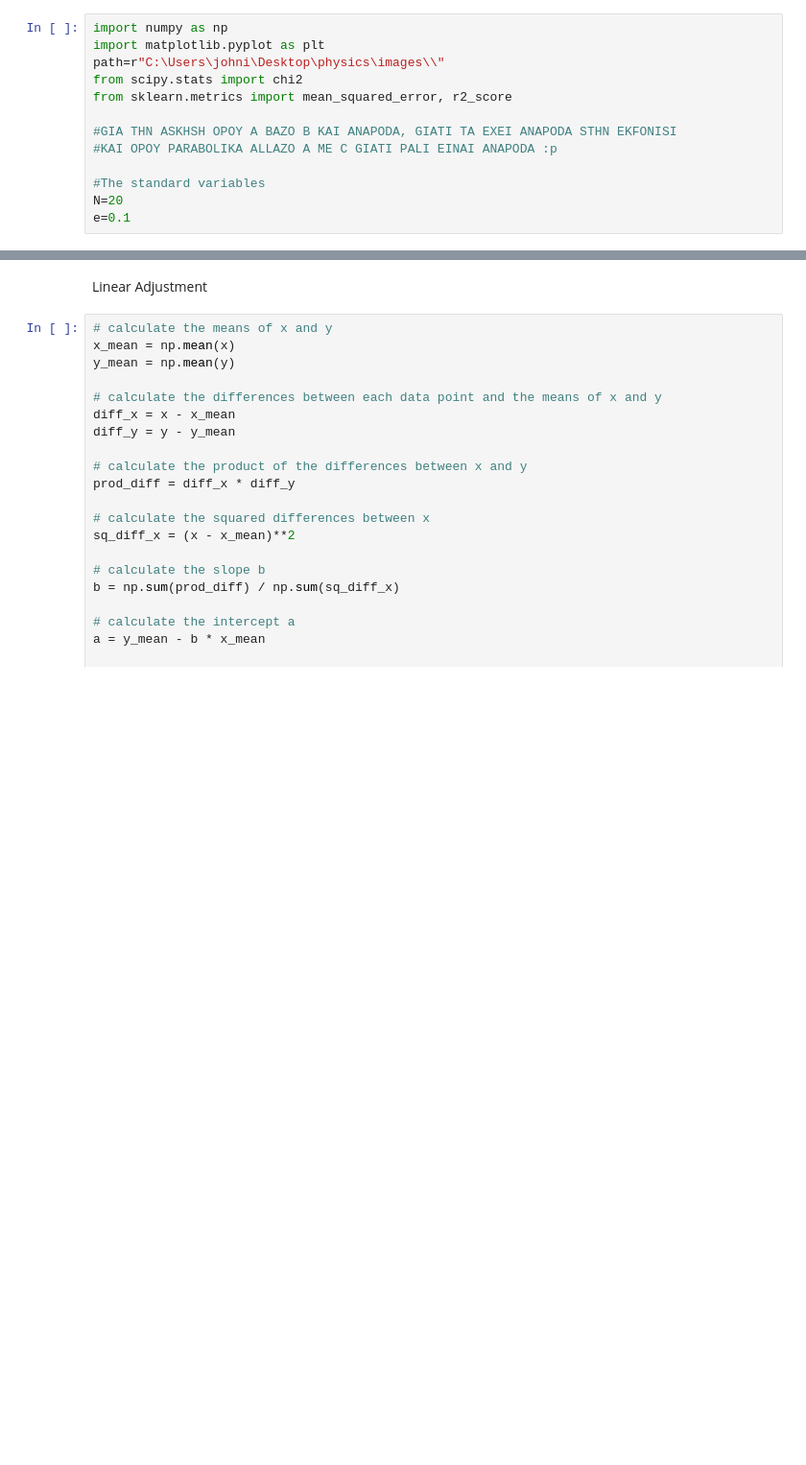
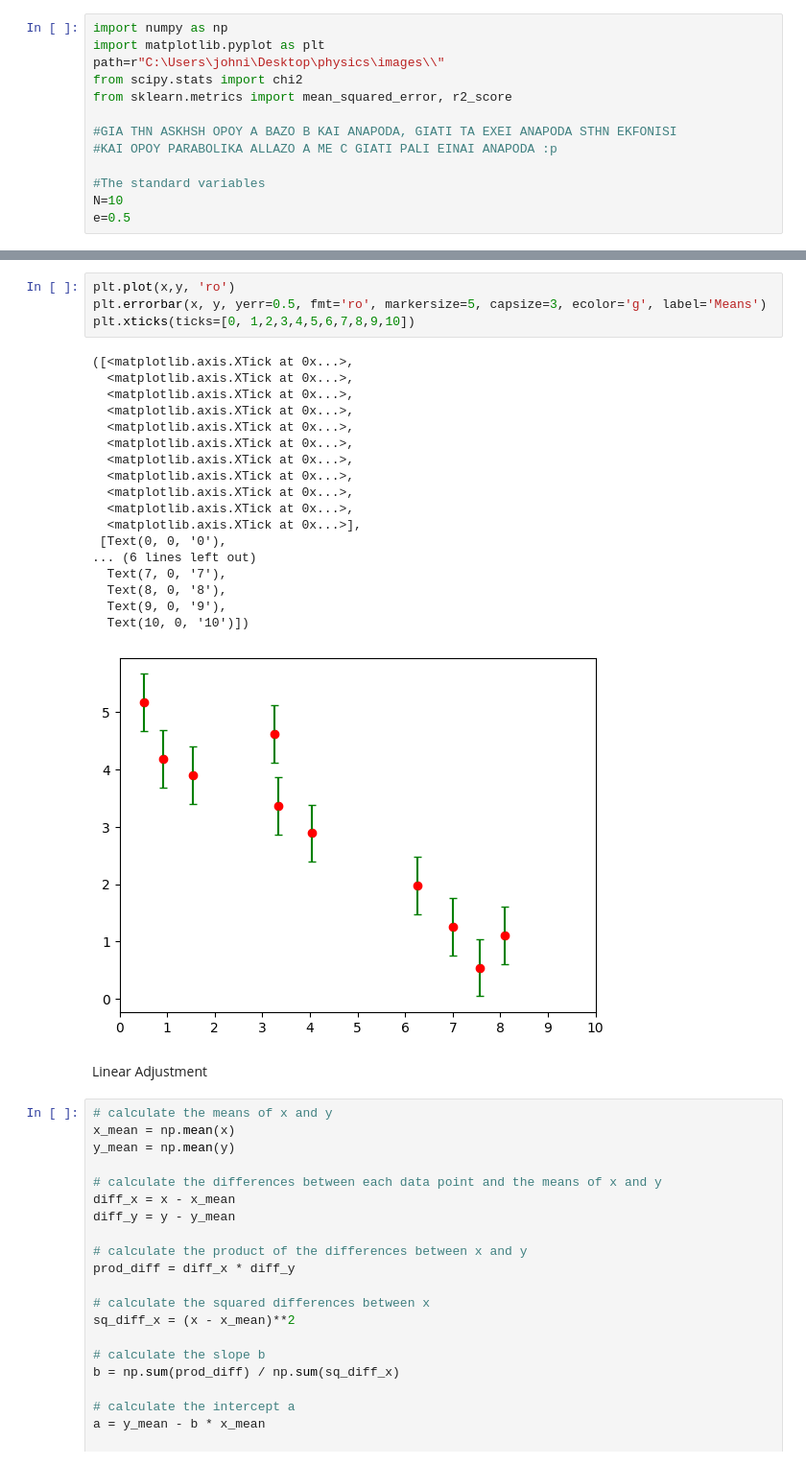
Before and after one commit to ioanpapas/physics, a Jupyter notebook: physics_2oSet.ipynb, the cells around one changed output, grey strips where cells are left out. Shown at 96% size. Drawn from its saved outputs; the diff is of its cells as text; blank space fills up the shorter version.

Commit message:
Updates in images and code

```diff
--- a/physics_2oSet.ipynb
+++ b/physics_2oSet.ipynb
@@ -9,8 +9,8 @@ from sklearn.metrics import mean_squared_error, r2_score
 #KAI OPOY PARABOLIKA ALLAZO A ME C GIATI PALI EINAI ANAPODA :p
 
 #The standard variables
-N=20
-e=0.1
+N=10
+e=0.5
 # %%
 x=np.random.uniform(0, 10, size=N)
 y=np.array([])
@@ -24,3 +24,26 @@ plt.plot(x,y, 'ro')
+# %%
+plt.plot(x,y, 'ro')
+plt.errorbar(x, y, yerr=0.5, fmt='ro', markersize=5, capsize=3, ecolor='g', label='Means')
+plt.xticks(ticks=[0, 1,2,3,4,5,6,7,8,9,10])
+# %% [output]
+([<matplotlib.axis.XTick at 0x...>,
+  <matplotlib.axis.XTick at 0x...>,
+  <matplotlib.axis.XTick at 0x...>,
+  <matplotlib.axis.XTick at 0x...>,
+  <matplotlib.axis.XTick at 0x...>,
+  <matplotlib.axis.XTick at 0x...>,
+  <matplotlib.axis.XTick at 0x...>,
+  <matplotlib.axis.XTick at 0x...>,
+  <matplotlib.axis.XTick at 0x...>,
+  <matplotlib.axis.XTick at 0x...>,
+  <matplotlib.axis.XTick at 0x...>],
+ [Text(0, 0, '0'),
+... (6 lines left out)
+  Text(7, 0, '7'),
+  Text(8, 0, '8'),
+  Text(9, 0, '9'),
+  Text(10, 0, '10')])
+[figure, added]
 # %% [markdown]
 Linear Adjustment
 # %%
```
Also changed, not shown: parts of 3 cells of this notebook, 6 other files.
